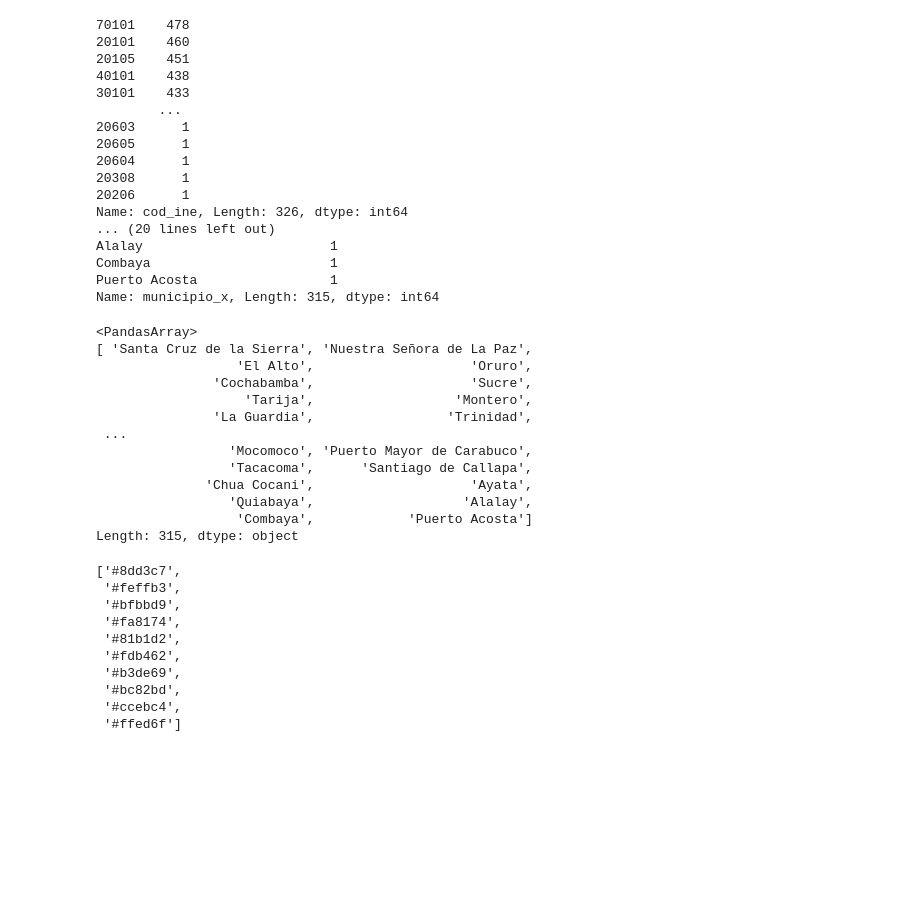
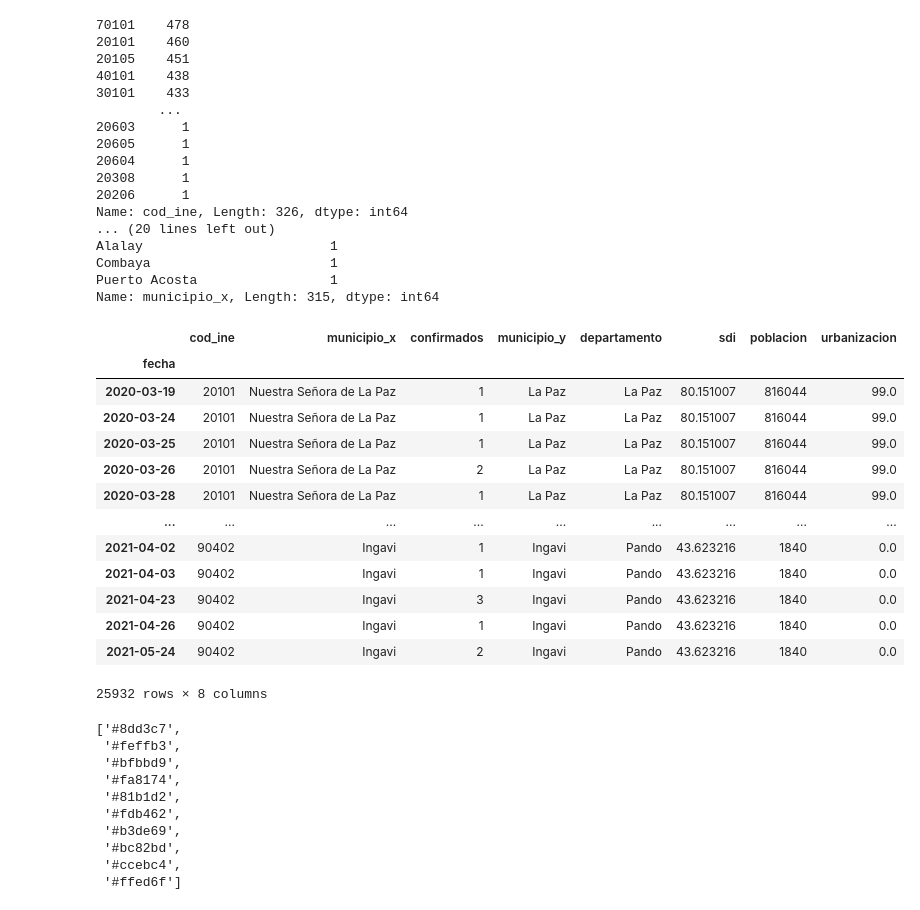
Before and after one commit to dquintani/covid, a Jupyter notebook: covid_municipal.ipynb, the cells around one changed output. Drawn from its saved outputs; the diff is of its cells as text; code cells hidden in the pictures; blank space fills up the shorter version.

```diff
--- a/covid_municipal.ipynb
+++ b/covid_municipal.ipynb
@@ -100,26 +94,27 @@ Name: municipio_x, Length: 315, dtype: int64
 # %%
 for i in range(len(list_municipio_x)):
   df_alt = df_merge.set_index("municipio_x")
   df_alt = df_alt.loc[[list_municipio_x[i]]]
-  df_alt.to_csv("{}.csv".format(list_municipio_x[i]))
+  df_alt.to_csv("casos_municipios/{}.csv".format(list_municipio_x[i]))
 
 df_alt = df_merge.groupby(["municipio_x","fecha"]).head()
 df_alt = df_merge.set_index("fecha")
 df_alt
 # %% [output]
+|  | cod_ine | municipio_x | confirmados | municipio_y | departamento | sdi | poblacion | urbanizacion |
+| fecha |  |  |  |  |  |  |  |  |
+| 2020-03-19 | 20101 | Nuestra Señora de La Paz | 1 | La Paz | La Paz | 80.151007 | 816044 | 99.0 |
+| 2020-03-24 | 20101 | Nuestra Señora de La Paz | 1 | La Paz | La Paz | 80.151007 | 816044 | 99.0 |
+| 2020-03-25 | 20101 | Nuestra Señora de La Paz | 1 | La Paz | La Paz | 80.151007 | 816044 | 99.0 |
+| 2020-03-26 | 20101 | Nuestra Señora de La Paz | 2 | La Paz | La Paz | 80.151007 | 816044 | 99.0 |
+| 2020-03-28 | 20101 | Nuestra Señora de La Paz | 1 | La Paz | La Paz | 80.151007 | 816044 | 99.0 |
+| ... | ... | ... | ... | ... | ... | ... | ... | ... |
+| 2021-04-02 | 90402 | Ingavi | 1 | Ingavi | Pando | 43.623216 | 1840 | 0.0 |
+| 2021-04-03 | 90402 | Ingavi | 1 | Ingavi | Pando | 43.623216 | 1840 | 0.0 |
+| 2021-04-23 | 90402 | Ingavi | 3 | Ingavi | Pando | 43.623216 | 1840 | 0.0 |
+| 2021-04-26 | 90402 | Ingavi | 1 | Ingavi | Pando | 43.623216 | 1840 | 0.0 |
+| 2021-05-24 | 90402 | Ingavi | 2 | Ingavi | Pando | 43.623216 | 1840 | 0.0 |
-<PandasArray>
-[ 'Santa Cruz de la Sierra', 'Nuestra Señora de La Paz',
-                  'El Alto',                    'Oruro',
-               'Cochabamba',                    'Sucre',
-                   'Tarija',                  'Montero',
-               'La Guardia',                 'Trinidad',
- ...
-                 'Mocomoco', 'Puerto Mayor de Carabuco',
-                 'Tacacoma',      'Santiago de Callapa',
-              'Chua Cocani',                    'Ayata',
-                 'Quiabaya',                   'Alalay',
-                  'Combaya',            'Puerto Acosta']
-Length: 315, dtype: object
+25932 rows × 8 columns
 # %%
 prop_cycle = plt.rcParams['axes.prop_cycle']
 colors = prop_cycle.by_key()['color']
```
Also changed, not shown: parts of 3 cells of this notebook.
